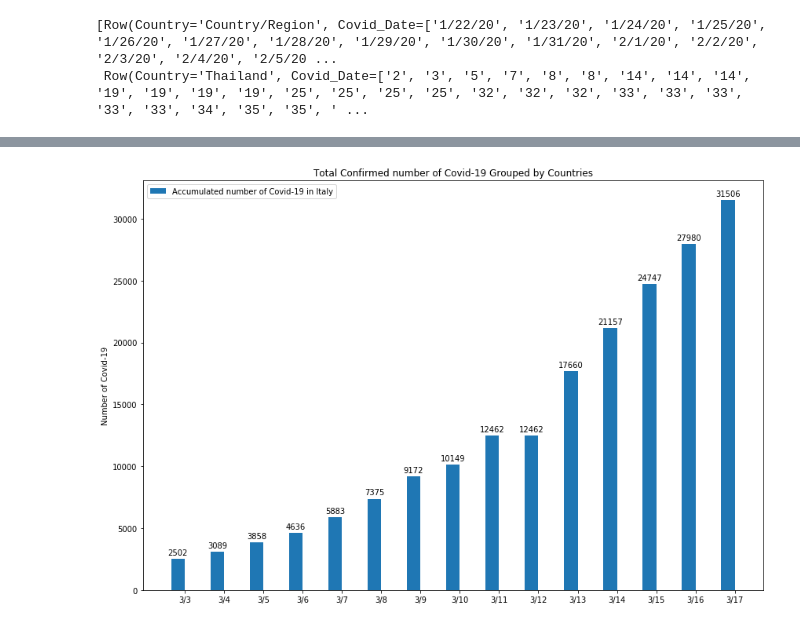
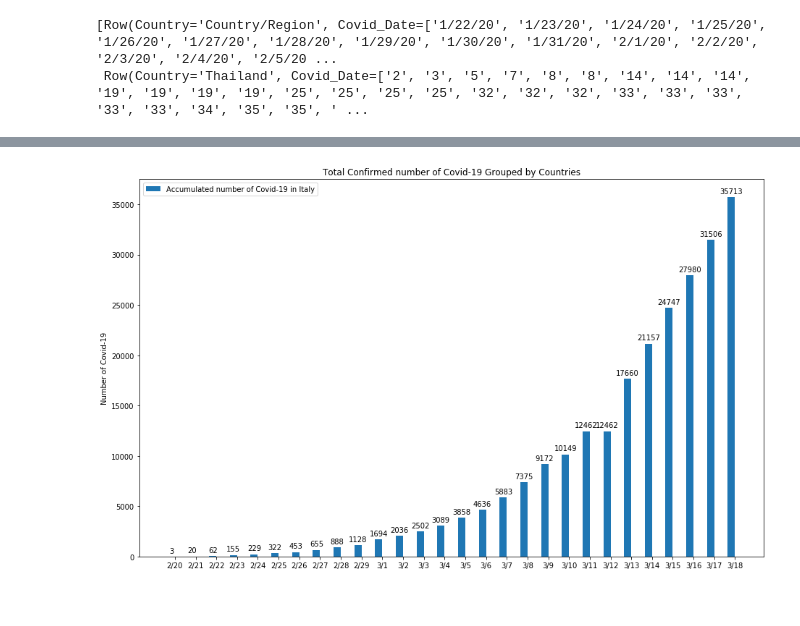
Before and after one commit to xingyazhou/datageek-github, a Jupyter notebook: COVID-19 Analysis.ipynb, the cells around one changed output, grey strips where cells are left out. Saved outputs shown, nothing was run; the diff lists cells and outputs as text; code cells hidden in the pictures.

```diff
--- a/COVID-19 Analysis.ipynb
+++ b/COVID-19 Analysis.ipynb
@@ -294,37 +268,37 @@ plt.show()
 import matplotlib
 import matplotlib.pyplot as plt
 import numpy as np
 
-dates = dates_of_covid[-15:]
-y = acc_num_covid[-15:]
+dates = dates_of_covid[-28:]
+y = acc_num_covid[-28:]
 x = np.arange(len(dates))
 
 width = 0.35  # the width of the bars
-fig, ax = plt.subplots(figsize=(12,8))
+fig, ax = plt.subplots(figsize=(13,8))
 rect1 = ax.bar(x - width/2, y, width, label='Accumulated number of Covid-19 in Italy')
 
 ax.set_ylabel('Number of Covid-19')
 ax.set_title('Total Confirmed number of Covid-19 Grouped by Countries')
 ax.set_xticks(x)
 ax.set_xticklabels(dates)
 
 # Copied Code, not originally designed by Xingya
 def autolabel(rects):
     """Attach a text label above each bar in *rects*, displaying its height."""
     for rect in rects:
         height = rect.get_height()
         ax.annotate('{}'.format(height),
                     xy=(rect.get_x() + rect.get_width() / 2, height),
                     xytext=(0, 3),  # 3 points vertical offset
                     textcoords="offset points",
                     ha='center', va='bottom')
 
 plt.legend(loc="upper left")
 autolabel(rect1)
 fig.tight_layout()
 plt.show()
 # %% [output]
-[figure, old version]
+[figure, new version]
 # %%
 c="Spain"
 Covid_Sweden=df.select("Covid_Date").where(df.Country==c)
```
Also changed, not shown: parts of 12 cells of this notebook.
